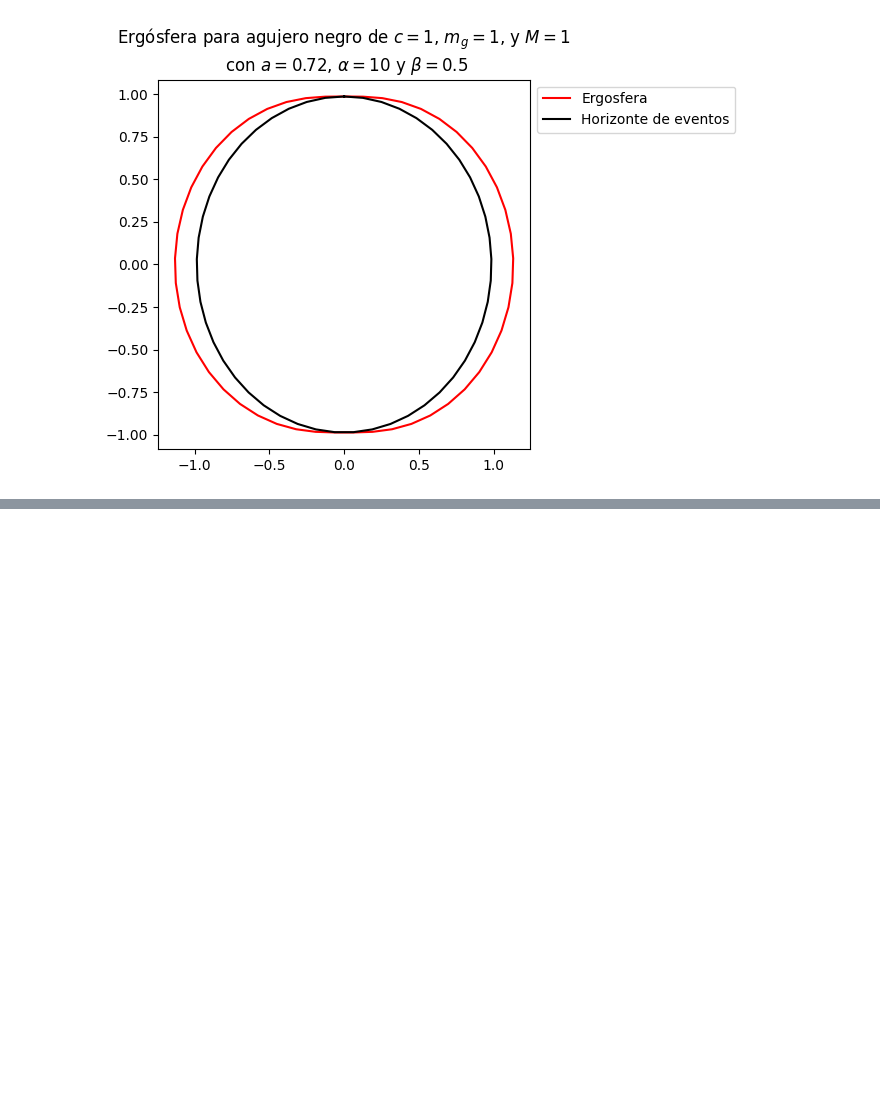
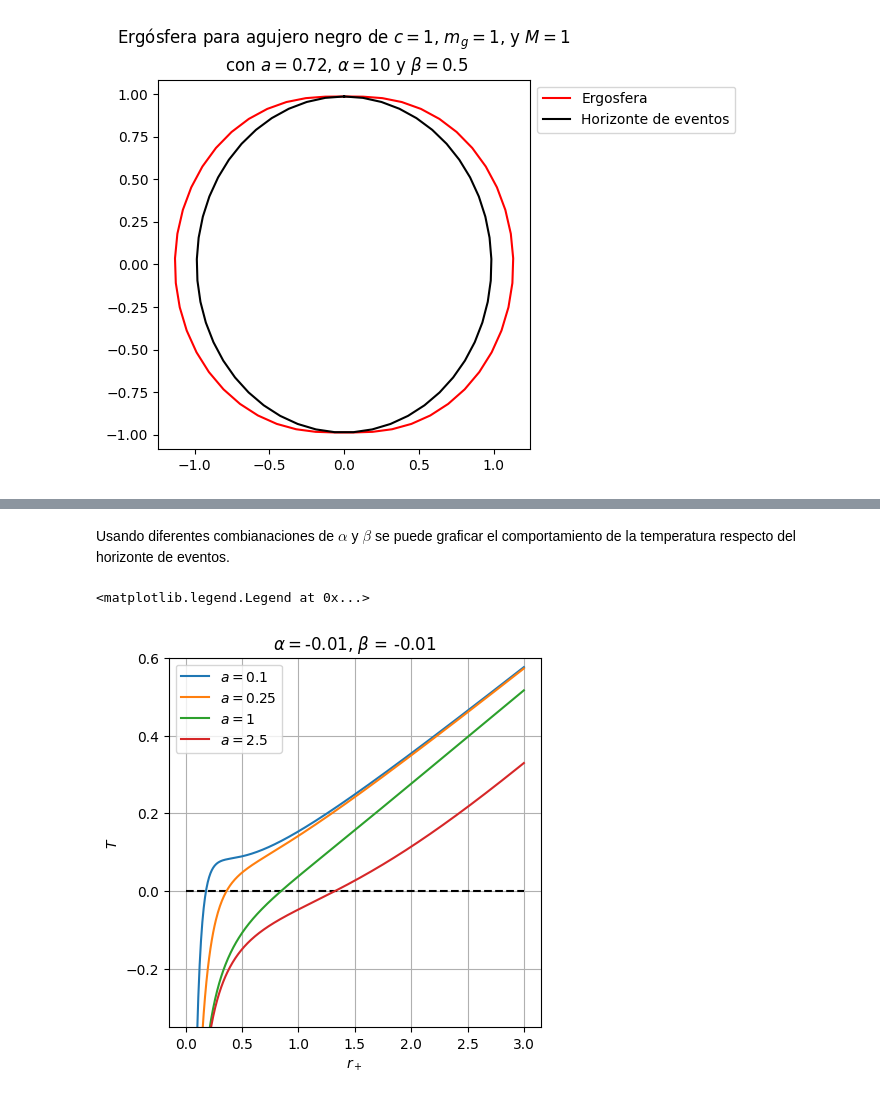
Before and after one commit to Jh0mpis/AgujerosNegrosdRGT, a Jupyter notebook: RotatingBlackHoleProperties.ipynb, the cells around one changed output, grey strips where cells are left out. Cells and saved outputs as stored; diff of their text form; code cells hidden in the pictures; blank space fills up the shorter version.

```diff
--- a/RotatingBlackHoleProperties.ipynb
+++ b/RotatingBlackHoleProperties.ipynb
@@ -317,0 +368,32 @@ mp.legend(bbox_to_anchor=(1,1))
+# %%
+aes = [0.1, 0.25, 1, 2.5]
+alphas = [-0.01, 0.01]
+betas = [-0.01, 0.01]
+rs = np.linspace(10e-3,3,500)
+# %%
+Temperature = [[] for i in range(4)]
+num = 0
+for i in range(len(alphas)):
+    for j in range(len(betas)):
+        Temperature[num]=[temp(params,rs,alphas[i],betas[j],aes[k]) for k in range(len(aes))]
+        num += 1
+# %% [markdown]
+Usando diferentes combianaciones de $\alpha$ y $\beta$ se puede graficar el comportamiento de la temperatura respecto del horizonte de eventos.
+# %%
+num = 0
+
+mp.figure(figsize=(4.8, 4.8))
+mp.plot([0,3],[0,0],"k--")
+mp.grid(True)
+for T in Temperature[0]:
+    mp.plot(rs,T, label = f"$a={aes[num]}$")
+    num+=1
+
+mp.title(f"$\\alpha=${alphas[0]}, $\\beta$ = {betas[0]}")
+mp.xlabel("$r_+$")
+mp.ylabel("$T$")
+mp.ylim(-0.35,0.6)
+mp.legend()
+# %% [output]
+<matplotlib.legend.Legend at 0x...>
+[figure, added]
```
Also changed, not shown: parts of 28 cells of this notebook.
